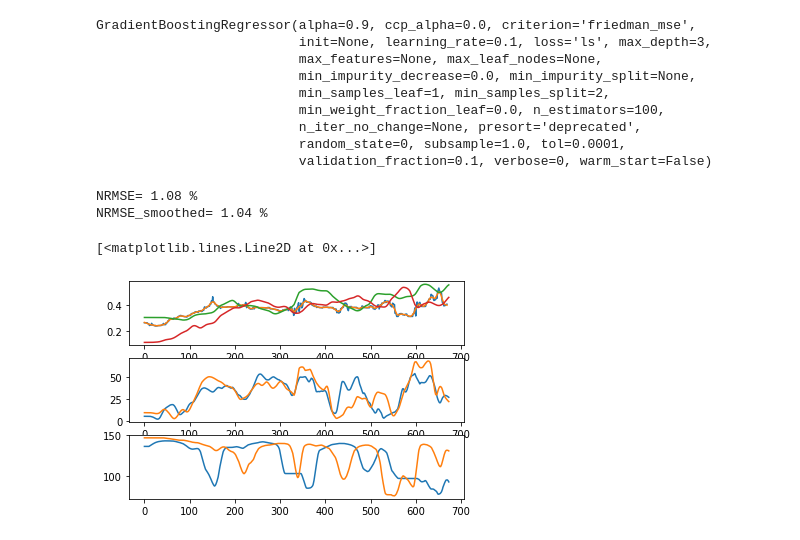
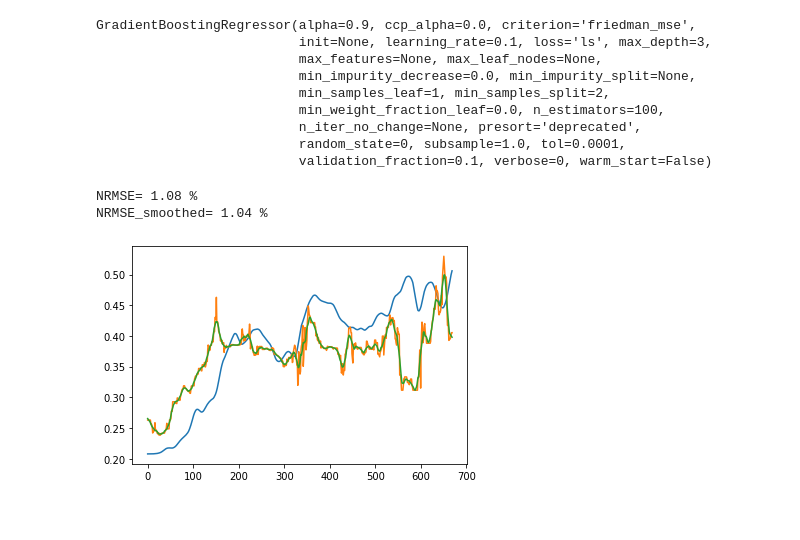
Before and after one commit to negargolestani/kinect_motion_tracking, a Jupyter notebook: regression_ml _sklearn.ipynb, the cells around one changed output. Saved outputs shown, nothing was run; the diff lists cells and outputs as text; code cells hidden in the pictures.

```diff
--- a/regression_ml _sklearn.ipynb
+++ b/regression_ml _sklearn.ipynb
@@ -99,3 +149,12 @@ Validation Data - Y:     (18,) (430,)
+# %%
+win_size = 10
+step = 1
+
+train_data_segmented = train_data.segment(win_size, step)
+train_data_segmented_f = train_data.segment_feature(win_size, step)
+
+validation_data_segmented = validation_data.segment(win_size, step, as_one=False)
+validation_data_segmented_f = validation_data.segment_feature(win_size, step, as_one=False)
 # %% [markdown]
 # sklearn
 # %%
@@ -109,7 +223,6 @@ validation_data_segmented = validation_data.segment(win_size, step, as_one=False
 # %%
-model = GradientBoostingRegressor(random_state=0)
-# model = make_pipeline(StandardScaler(), model)
-model.fit( train_data_segmented.X, train_data_segmented.Y)
+model2 = GradientBoostingRegressor(random_state=0)
+model2.fit( train_data_segmented.X, train_data_segmented.Y)
 # %% [output]
 GradientBoostingRegressor(alpha=0.9, ccp_alpha=0.0, criterion='friedman_mse',
                           init=None, learning_rate=0.1, loss='ls', max_depth=3,
@@ -122,38 +235,37 @@ GradientBoostingRegressor(alpha=0.9, ccp_alpha=0.0, criterion='friedman_mse',
                           validation_fraction=0.1, verbose=0, warm_start=False)
 # %%
 idx = 6
-data_test = validation_data.data[idx]
-x_test = validation_data_segmented.X[idx]
-y_test = validation_data_segmented.Y[idx]
+data = validation_data_segmented
 
-preds = model.predict(x_test)
+x_test, y_test, data_test = data.X[idx], data.Y[idx], data.data[idx]
+
+preds = model2.predict(x_test)
 preds_smooth = signal.savgol_filter( preds, window_length=11, polyorder=1)
 
 # r2 = model.score(train_data_segmented.X, train_data_segmented.Y)
 print('NRMSE=', np.round(mean_squared_error( y_test, preds ) / np.mean(y_test) * 100, 2), '%' )
 print('NRMSE_smoothed=', np.round(mean_squared_error( y_test, preds_smooth ) / np.mean(y_test) * 100, 2), '%' )
 
 
-# plt.plot(validation_data_segmented.Y[idx])
+plt.plot(validation_data_segmented.Y[idx])
+plt.plot(preds)
+plt.plot(preds_smooth)
+plt.show()
+
+# plt.subplot(311)
 # plt.plot(preds)
 # plt.plot(preds_smooth)
-# plt.show()
+# plt.plot(data_test.distance_0.values)
+# plt.plot(data_test.distance_1.values)
 
-plt.subplot(311)
-plt.plot(preds)
-plt.plot(preds_smooth)
-plt.plot(data_test.distance_0.values)
-plt.plot(data_test.distance_1.values)
+# plt.subplot(312)
+# plt.plot(data_test.misalignment_0.values)
+# plt.plot(data_test.misalignment_1.values)
 
-plt.subplot(312)
-plt.plot(data_test.misalignment_0.values)
-plt.plot(data_test.misalignment_1.values)
-
-plt.subplot(313)
-plt.plot(data_test.rssi_0.values)
-plt.plot(data_test.rssi_1.values)
+# plt.subplot(313)
+# plt.plot(data_test.rssi_0.values)
+# plt.plot(data_test.rssi_1.values)
 # %% [output]
 NRMSE= 1.08 %
 NRMSE_smoothed= 1.04 %
-[<matplotlib.lines.Line2D at 0x...>]
-[figure, old version]
+[figure, new version]
```
Also changed, not shown: parts of 9 cells of this notebook, 3 other files.
